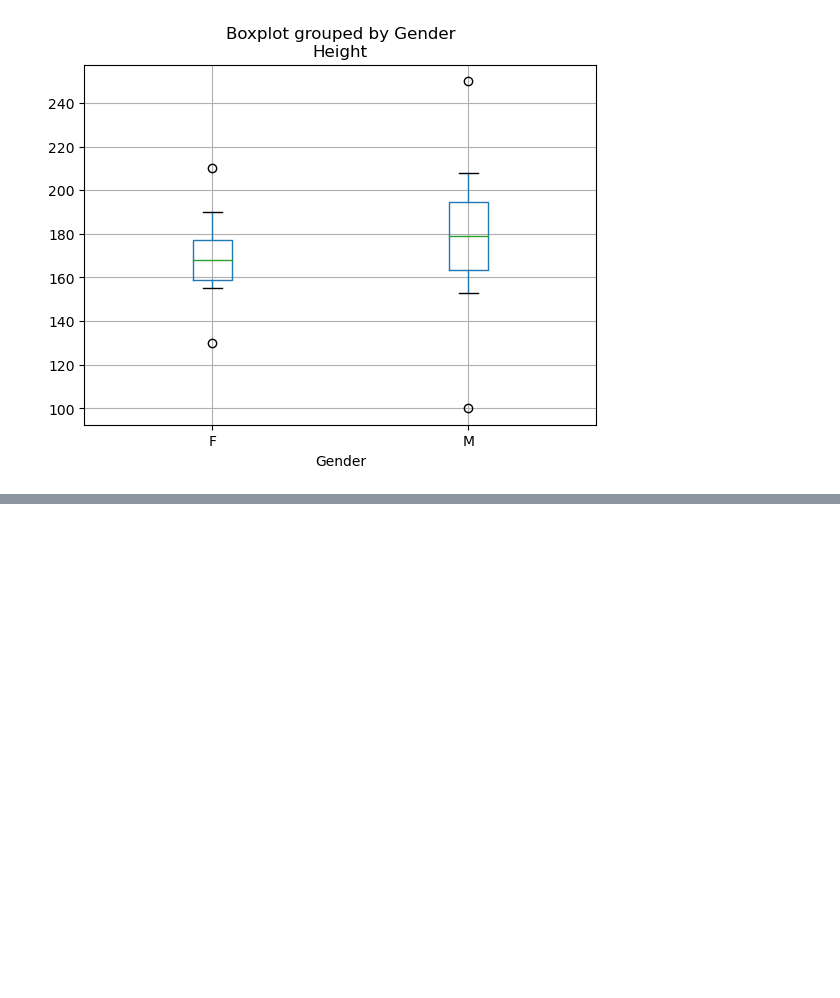
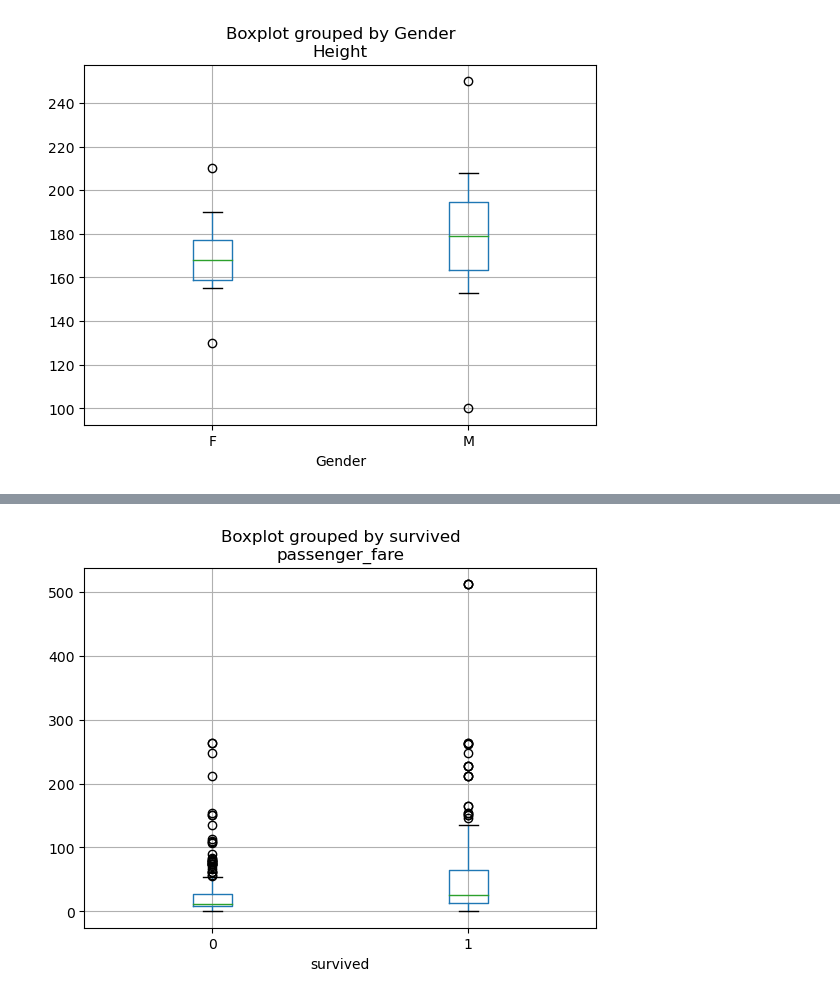
Before and after one commit to mlhudson1/CIDM4310-70_Pandas, a Jupyter notebook: Chapter8.ipynb, the cells around one changed output, grey strips where cells are left out. Drawn from its saved outputs; the diff is of its cells as text; code cells hidden in the pictures; blank space fills up the shorter version.

```diff
--- a/Chapter8.ipynb
+++ b/Chapter8.ipynb
@@ -378,0 +413,4 @@ df.boxplot(by="Gender", column="Height");
+# %%
+titanic.boxplot(by='survived', column='passenger_fare');
+# %% [output]
+[figure, added]
```
Also changed, not shown: parts of 5 cells of this notebook.
